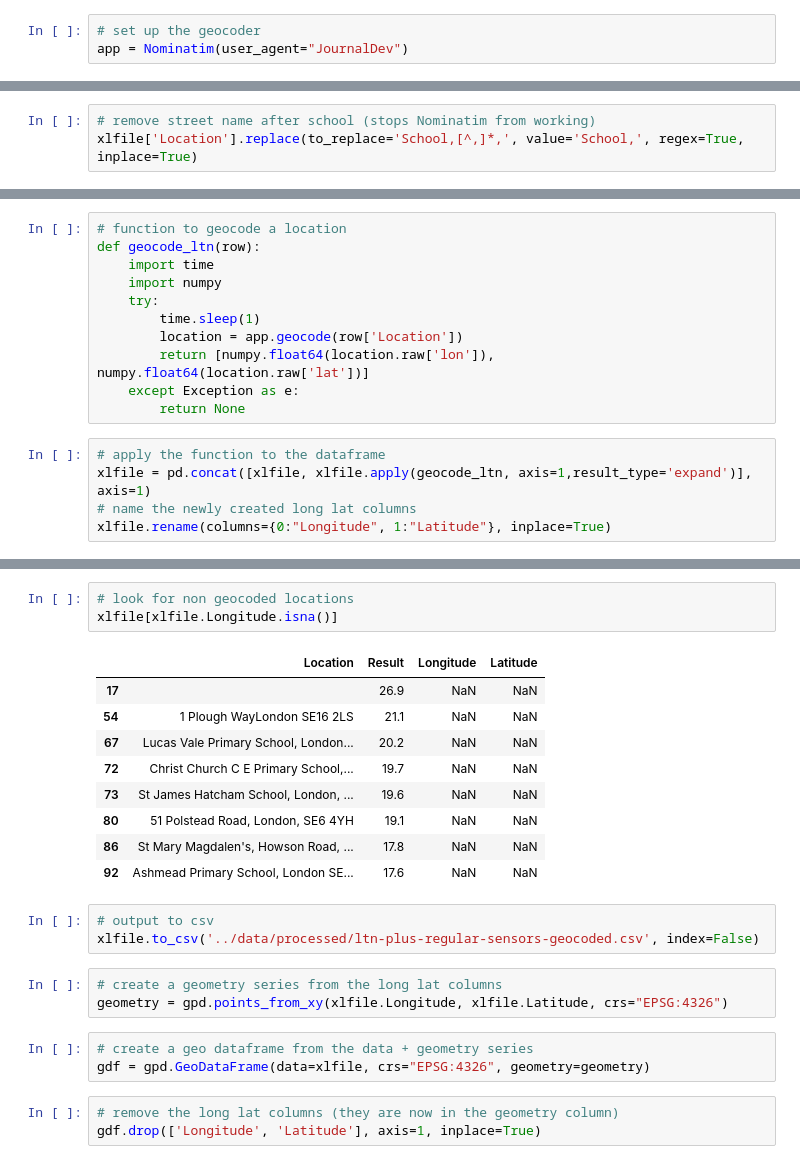
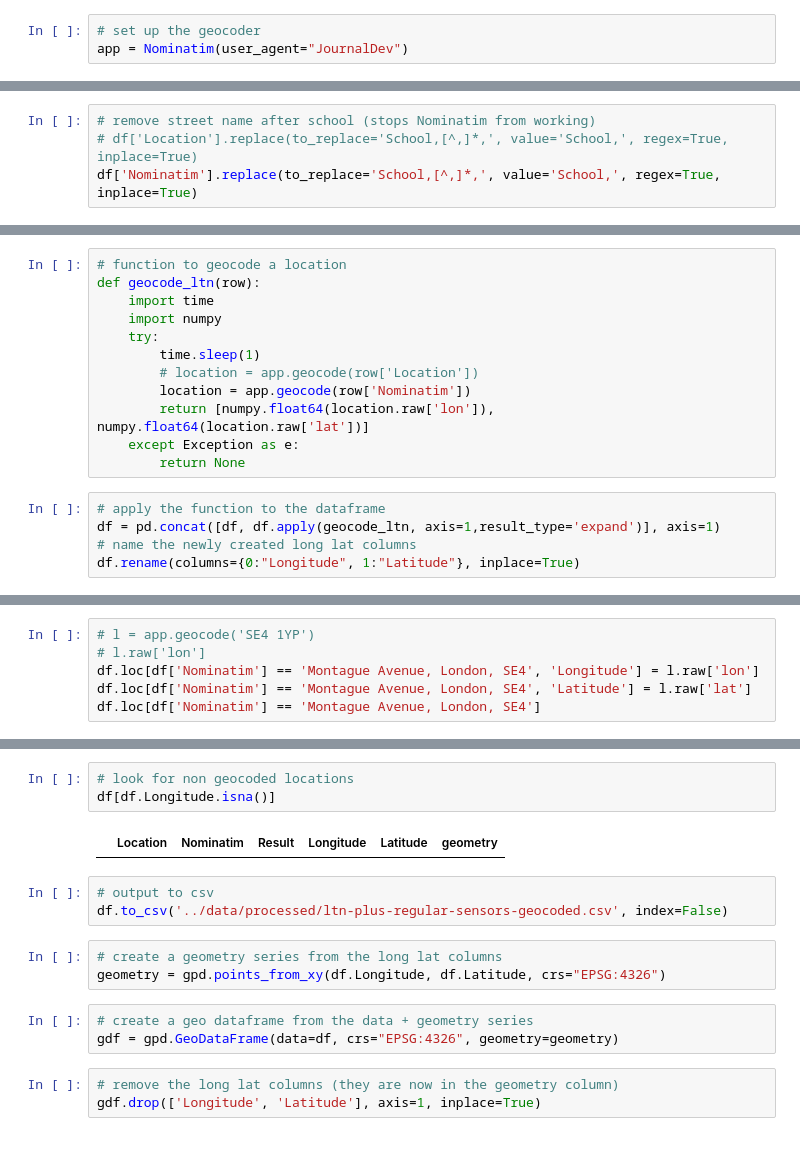
Before and after one commit to lb-lewisham/diffusion-tubes, a Jupyter notebook: notebooks/1.0-jl-geocoder.ipynb, the cells around one changed output, grey strips where cells are left out. Saved outputs shown, nothing was run; the diff lists cells and outputs as text.

Commit message:
better data geocoding

```diff
--- a/notebooks/1.0-jl-geocoder.ipynb
+++ b/notebooks/1.0-jl-geocoder.ipynb
@@ -28,4 +30,5 @@ xlfile['Location'].replace(to_replace=['Bromley','\n.*'], value='', regex=True,
 # %%
 # remove street name after school (stops Nominatim from working)
-xlfile['Location'].replace(to_replace='School,[^,]*,', value='School,', regex=True, inplace=True)
+# df['Location'].replace(to_replace='School,[^,]*,', value='School,', regex=True, inplace=True)
+df['Nominatim'].replace(to_replace='School,[^,]*,', value='School,', regex=True, inplace=True)
 # %%
@@ -44,12 +47,13 @@ def geocode_ltn(row):
     import numpy
     try:
         time.sleep(1)
-        location = app.geocode(row['Location'])
+        # location = app.geocode(row['Location'])
+        location = app.geocode(row['Nominatim'])
         return [numpy.float64(location.raw['lon']), numpy.float64(location.raw['lat'])]
     except Exception as e:
         return None
 # %%
 # apply the function to the dataframe
-xlfile = pd.concat([xlfile, xlfile.apply(geocode_ltn, axis=1,result_type='expand')], axis=1)
+df = pd.concat([df, df.apply(geocode_ltn, axis=1,result_type='expand')], axis=1)
 # name the newly created long lat columns
-xlfile.rename(columns={0:"Longitude", 1:"Latitude"}, inplace=True)
+df.rename(columns={0:"Longitude", 1:"Latitude"}, inplace=True)
@@ -77,0 +60,6 @@ xlfile.rename(columns={0:"Longitude", 1:"Latitude"}, inplace=True)
+# %%
+# l = app.geocode('SE4 1YP')
+# l.raw['lon']
+df.loc[df['Nominatim'] == 'Montague Avenue, London, SE4', 'Longitude'] = l.raw['lon']
+df.loc[df['Nominatim'] == 'Montague Avenue, London, SE4', 'Latitude'] = l.raw['lat']
+df.loc[df['Nominatim'] == 'Montague Avenue, London, SE4']
@@ -78,25 +69,17 @@ xlfile.rename(columns={0:"Longitude", 1:"Latitude"}, inplace=True)
 # %%
 # look for non geocoded locations
-xlfile[xlfile.Longitude.isna()]
+df[df.Longitude.isna()]
 # %% [output]
-|  | Location | Result | Longitude | Latitude |
-| 17 |  | 26.9 | NaN | NaN |
-| 54 | 1 Plough WayLondon SE16 2LS | 21.1 | NaN | NaN |
-| 67 | Lucas Vale Primary School, London... | 20.2 | NaN | NaN |
-| 72 | Christ Church C E Primary School,... | 19.7 | NaN | NaN |
-| 73 | St James Hatcham School, London, ... | 19.6 | NaN | NaN |
-| 80 | 51 Polstead Road, London, SE6 4YH | 19.1 | NaN | NaN |
-| 86 | St Mary Magdalen's, Howson Road, ... | 17.8 | NaN | NaN |
-| 92 | Ashmead Primary School, London SE... | 17.6 | NaN | NaN |
+|  | Location | Nominatim | Result | Longitude | Latitude | geometry |
 # %%
 # output to csv
-xlfile.to_csv('../data/processed/ltn-plus-regular-sensors-geocoded.csv', index=False)
+df.to_csv('../data/processed/ltn-plus-regular-sensors-geocoded.csv', index=False)
 # %%
 # create a geometry series from the long lat columns
-geometry = gpd.points_from_xy(xlfile.Longitude, xlfile.Latitude, crs="EPSG:4326")
+geometry = gpd.points_from_xy(df.Longitude, df.Latitude, crs="EPSG:4326")
 # %%
 # create a geo dataframe from the data + geometry series
-gdf = gpd.GeoDataFrame(data=xlfile, crs="EPSG:4326", geometry=geometry)
+gdf = gpd.GeoDataFrame(data=df, crs="EPSG:4326", geometry=geometry)
 # %%
 # remove the long lat columns (they are now in the geometry column)
 gdf.drop(['Longitude', 'Latitude'], axis=1, inplace=True)
```
Also changed, not shown: parts of 21 cells of this notebook, 3 other files.
